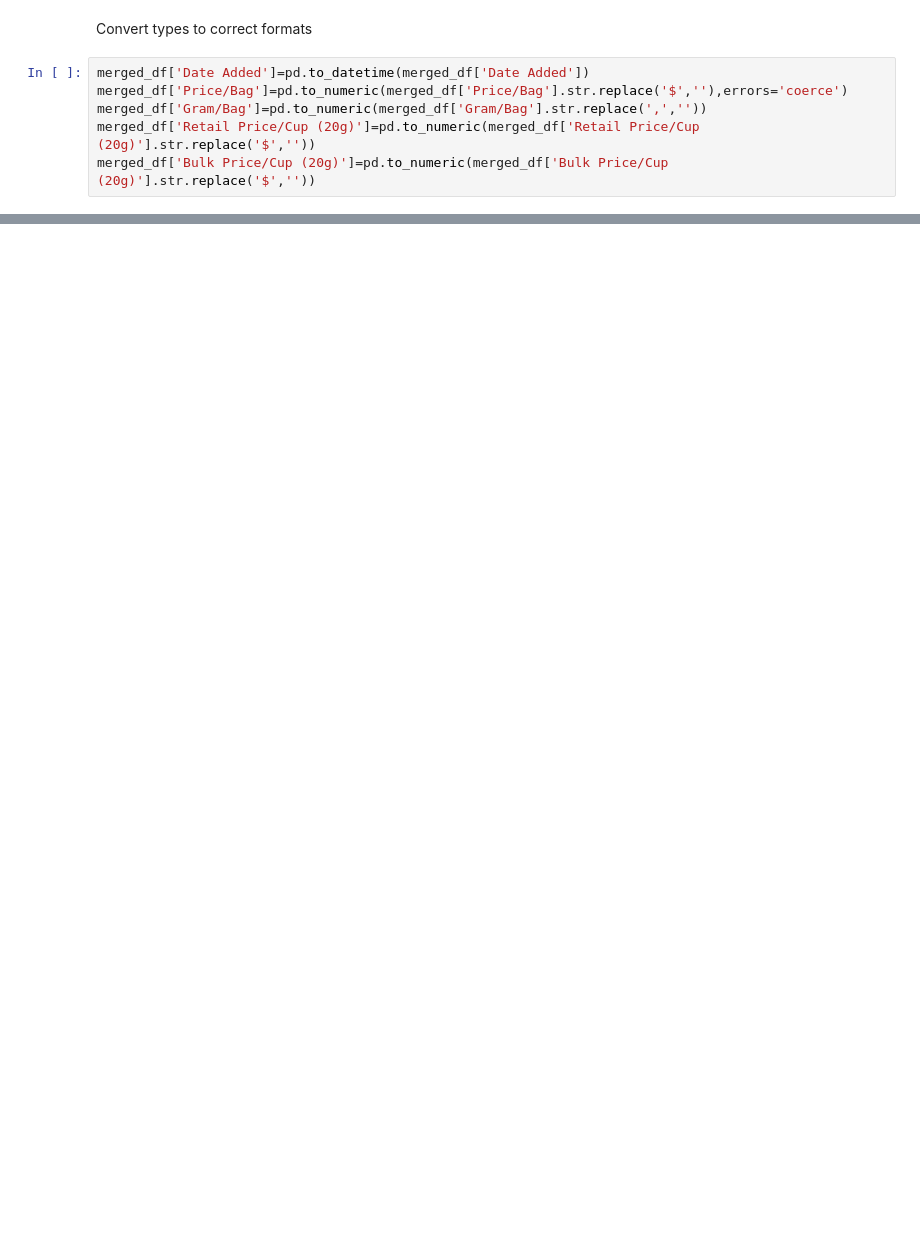
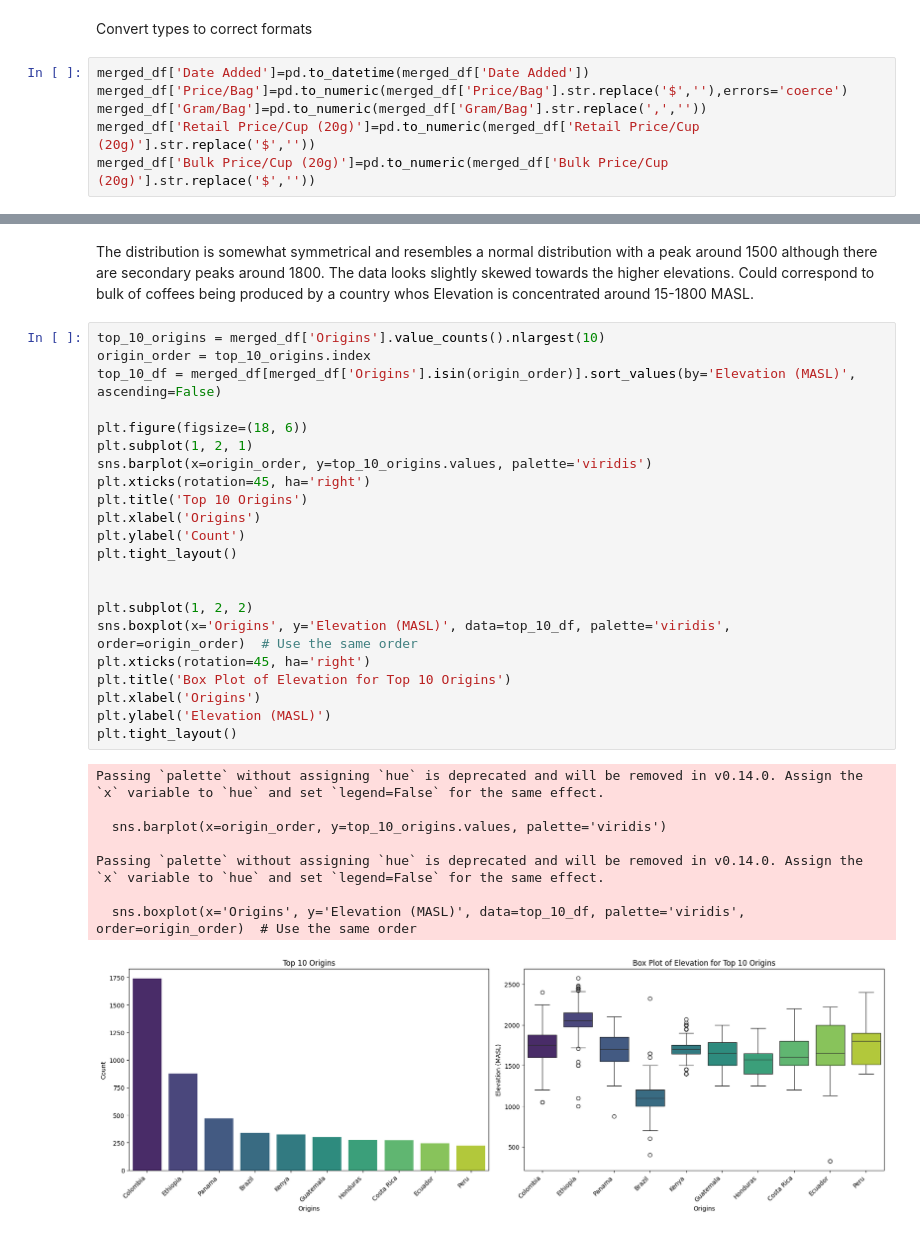
Before and after one commit to classicclown/Loffee-Labs, a Jupyter notebook: Coffee_Project.ipynb, the cells around one changed output, grey strips where cells are left out. Cells and saved outputs as stored; diff of their text form; blank space fills up the shorter version.

```diff
--- a/Coffee_Project.ipynb
+++ b/Coffee_Project.ipynb
@@ -225,0 +320,33 @@ dtype: int64
+# %% [markdown]
+The distribution is somewhat symmetrical and resembles a normal distribution with a peak around 1500 although there are secondary peaks around 1800. The data looks slightly skewed towards the higher elevations. Could correspond to bulk of coffees being produced by a country whos Elevation is concentrated around 15-1800 MASL.
+# %%
+top_10_origins = merged_df['Origins'].value_counts().nlargest(10)
+origin_order = top_10_origins.index
+top_10_df = merged_df[merged_df['Origins'].isin(origin_order)].sort_values(by='Elevation (MASL)', ascending=False)
+
+plt.figure(figsize=(18, 6))
+plt.subplot(1, 2, 1)
+sns.barplot(x=origin_order, y=top_10_origins.values, palette='viridis')
+plt.xticks(rotation=45, ha='right')
+plt.title('Top 10 Origins')
+plt.xlabel('Origins')
+plt.ylabel('Count')
+plt.tight_layout()
+
+
+plt.subplot(1, 2, 2)
+sns.boxplot(x='Origins', y='Elevation (MASL)', data=top_10_df, palette='viridis', order=origin_order)  # Use the same order
+plt.xticks(rotation=45, ha='right')
+plt.title('Box Plot of Elevation for Top 10 Origins')
+plt.xlabel('Origins')
+plt.ylabel('Elevation (MASL)')
+plt.tight_layout()
+# %% [output]
+Passing `palette` without assigning `hue` is deprecated and will be removed in v0.14.0. Assign the `x` variable to `hue` and set `legend=False` for the same effect.
+
+  sns.barplot(x=origin_order, y=top_10_origins.values, palette='viridis')
+
+Passing `palette` without assigning `hue` is deprecated and will be removed in v0.14.0. Assign the `x` variable to `hue` and set `legend=False` for the same effect.
+
+  sns.boxplot(x='Origins', y='Elevation (MASL)', data=top_10_df, palette='viridis', order=origin_order)  # Use the same order
+[figure, added]
```
Also changed, not shown: parts of 30 cells of this notebook.
